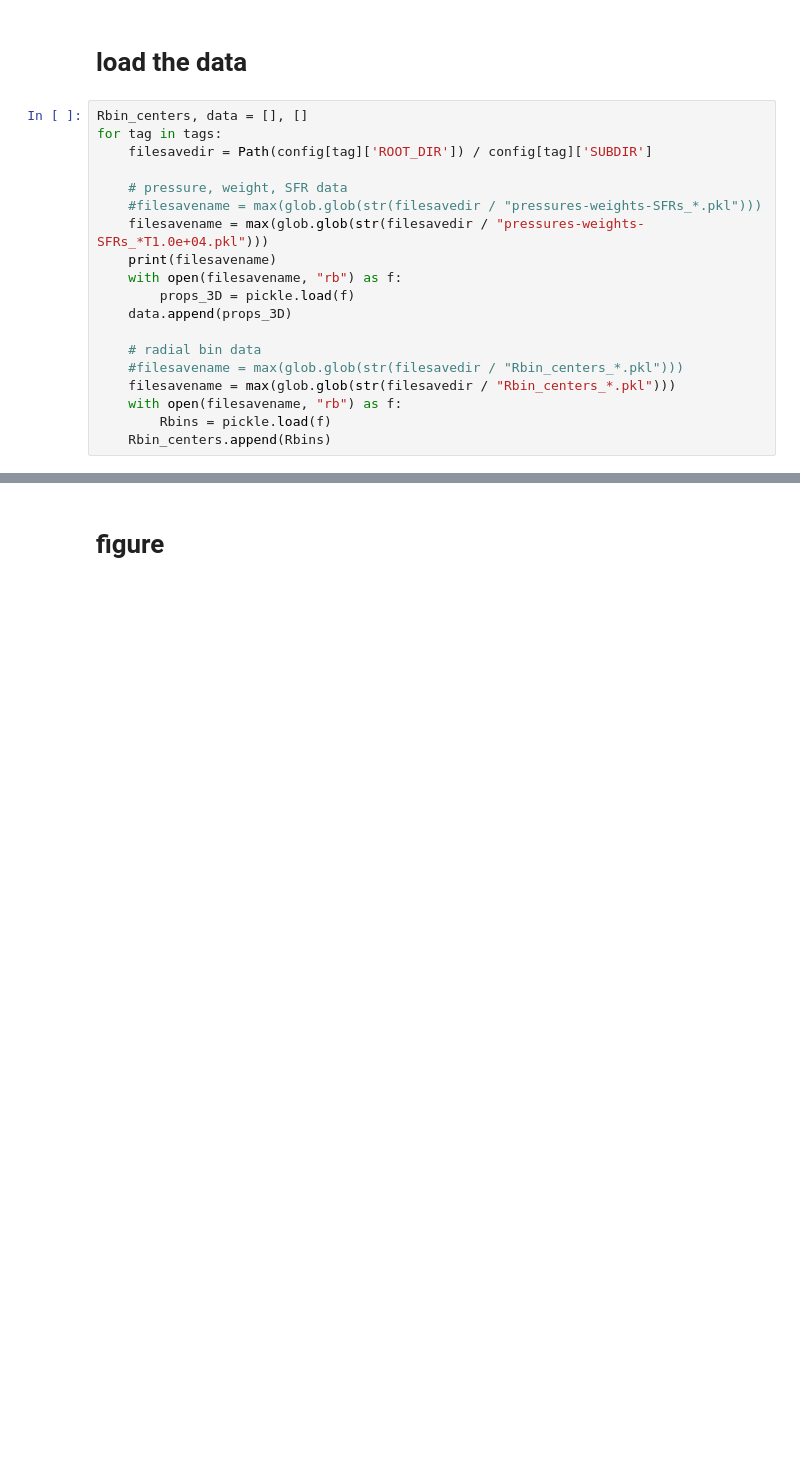
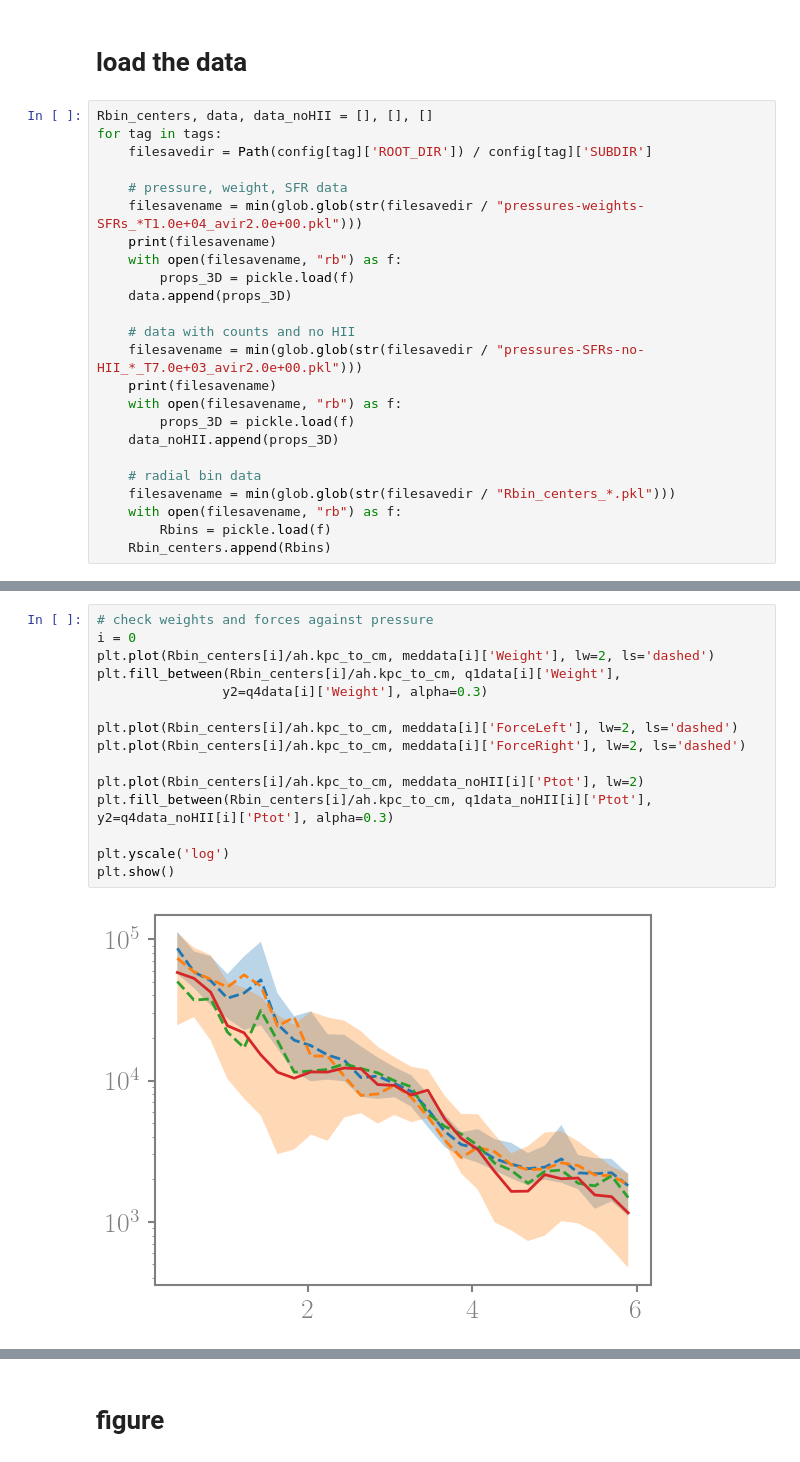
Before and after one commit to sjeffreson/GalactISM-analysis-PRFM, a Jupyter notebook: Pressures-weights-SFRs_fig.ipynb, the cells around one changed output, grey strips where cells are left out. Saved outputs shown, nothing was run; the diff lists cells and outputs as text; blank space fills up the shorter version.

```diff
--- a/Pressures-weights-SFRs_fig.ipynb
+++ b/Pressures-weights-SFRs_fig.ipynb
@@ -39,21 +39,26 @@ Rmaxs_kpc = [config[tag].getfloat('RMAX') for tag in tags]
 # %% [markdown]
 # load the data
 # %%
-Rbin_centers, data = [], []
+Rbin_centers, data, data_noHII = [], [], []
 for tag in tags:
     filesavedir = Path(config[tag]['ROOT_DIR']) / config[tag]['SUBDIR']
 
     # pressure, weight, SFR data
-    #filesavename = max(glob.glob(str(filesavedir / "pressures-weights-SFRs_*.pkl")))
-    filesavename = max(glob.glob(str(filesavedir / "pressures-weights-SFRs_*T1.0e+04.pkl")))
+    filesavename = min(glob.glob(str(filesavedir / "pressures-weights-SFRs_*T1.0e+04_avir2.0e+00.pkl")))
     print(filesavename)
     with open(filesavename, "rb") as f:
         props_3D = pickle.load(f)
     data.append(props_3D)
 
+    # data with counts and no HII
+    filesavename = min(glob.glob(str(filesavedir / "pressures-SFRs-no-HII_*_T7.0e+03_avir2.0e+00.pkl")))
+    print(filesavename)
+    with open(filesavename, "rb") as f:
+        props_3D = pickle.load(f)
+    data_noHII.append(props_3D)
+
     # radial bin data
-    #filesavename = max(glob.glob(str(filesavedir / "Rbin_centers_*.pkl")))
-    filesavename = max(glob.glob(str(filesavedir / "Rbin_centers_*.pkl")))
+    filesavename = min(glob.glob(str(filesavedir / "Rbin_centers_*.pkl")))
     with open(filesavename, "rb") as f:
         Rbins = pickle.load(f)
     Rbin_centers.append(Rbins)
@@ -84,0 +102,17 @@ for data_ in data:
+# %%
+# check weights and forces against pressure
+i = 0
+plt.plot(Rbin_centers[i]/ah.kpc_to_cm, meddata[i]['Weight'], lw=2, ls='dashed')
+plt.fill_between(Rbin_centers[i]/ah.kpc_to_cm, q1data[i]['Weight'],
+                y2=q4data[i]['Weight'], alpha=0.3)
+
+plt.plot(Rbin_centers[i]/ah.kpc_to_cm, meddata[i]['ForceLeft'], lw=2, ls='dashed')
+plt.plot(Rbin_centers[i]/ah.kpc_to_cm, meddata[i]['ForceRight'], lw=2, ls='dashed')
+
+plt.plot(Rbin_centers[i]/ah.kpc_to_cm, meddata_noHII[i]['Ptot'], lw=2)
+plt.fill_between(Rbin_centers[i]/ah.kpc_to_cm, q1data_noHII[i]['Ptot'], y2=q4data_noHII[i]['Ptot'], alpha=0.3)
+
+plt.yscale('log')
+plt.show()
+# %% [output]
+[figure, added]
```
Also changed, not shown: parts of 7 cells of this notebook, 7 other files.
